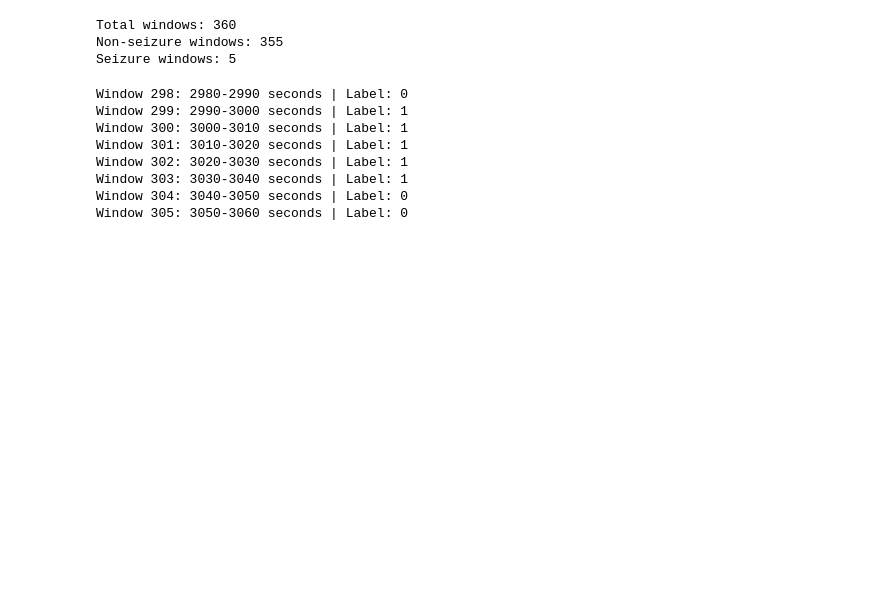
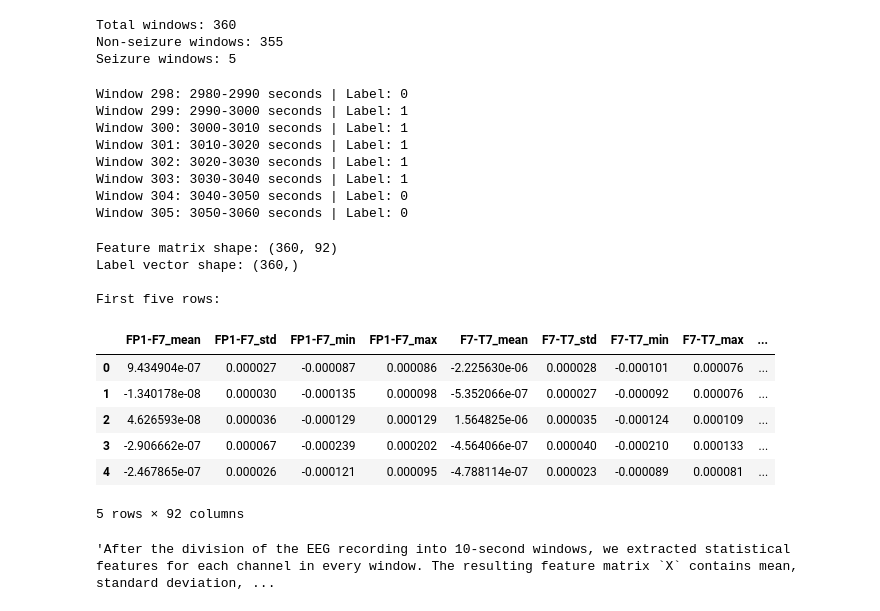
Before and after one commit to hxr-shit/neuroscope, a Jupyter notebook: notebooks/01_sanity_check.ipynb, the cells around one changed output. Saved outputs shown, nothing was run; the diff lists cells and outputs as text; code cells hidden in the pictures; blank space fills up the shorter version.

Commit message:
identifying features and seizure channels

```diff
--- a/notebooks/01_sanity_check.ipynb
+++ b/notebooks/01_sanity_check.ipynb
@@ -272,3 +272,49 @@ Window 302: 3020-3030 seconds | Label: 1
 Window 303: 3030-3040 seconds | Label: 1
 Window 304: 3040-3050 seconds | Label: 0
 Window 305: 3050-3060 seconds | Label: 0
+# %%
+import numpy as np
+import pandas as pd
+
+# Extract statistical features from every EEG window
+feature_rows = []
+
+for window in windows:
+    features = {}
+
+    for ch_idx, ch_name in enumerate(filtered.ch_names):
+        signal = window[ch_idx]
+
+        features[f"{ch_name}_mean"] = np.mean(signal)
+        features[f"{ch_name}_std"] = np.std(signal)
+        features[f"{ch_name}_min"] = np.min(signal)
+        features[f"{ch_name}_max"] = np.max(signal)
+
+    feature_rows.append(features)
+
+# Convert extracted features into a DataFrame
+X = pd.DataFrame(feature_rows)
+
+# Store the corresponding seizure labels
+y = pd.Series(window_labels, name="seizure")
+
+print("Feature matrix shape:", X.shape)
+print("Label vector shape:", y.shape)
+print("\nFirst five rows:")
+display(X.head())
+# %% [output]
+Feature matrix shape: (360, 92)
+Label vector shape: (360,)
+
+First five rows:
+|  | FP1-F7_mean | FP1-F7_std | FP1-F7_min | FP1-F7_max | F7-T7_mean | F7-T7_std | F7-T7_min | F7-T7_max | ... |
+| 0 | 9.434904e-07 | 0.000027 | -0.000087 | 0.000086 | -2.225630e-06 | 0.000028 | -0.000101 | 0.000076 | ... |
+| 1 | -1.340178e-08 | 0.000030 | -0.000135 | 0.000098 | -5.352066e-07 | 0.000027 | -0.000092 | 0.000076 | ... |
+| 2 | 4.626593e-08 | 0.000036 | -0.000129 | 0.000129 | 1.564825e-06 | 0.000035 | -0.000124 | 0.000109 | ... |
+| 3 | -2.906662e-07 | 0.000067 | -0.000239 | 0.000202 | -4.564066e-07 | 0.000040 | -0.000210 | 0.000133 | ... |
+| 4 | -2.467865e-07 | 0.000026 | -0.000121 | 0.000095 | -4.788114e-07 | 0.000023 | -0.000089 | 0.000081 | ... |
+5 rows × 92 columns
+# %%
+"""After the division of the EEG recording into 10-second windows, we extracted statistical features for each channel in every window. The resulting feature matrix `X` contains mean, standard deviation, minimum, and maximum values for each channel, while the label vector `y` indicates whether each window corresponds to a seizure or not. This structured representation of the EEG data is now ready for further analysis or machine learning tasks."""
+# %% [output]
+'After the division of the EEG recording into 10-second windows, we extracted statistical features for each channel in every window. The resulting feature matrix `X` contains mean, standard deviation, ...
```
Also changed, not shown: parts of 2 cells of this notebook.
